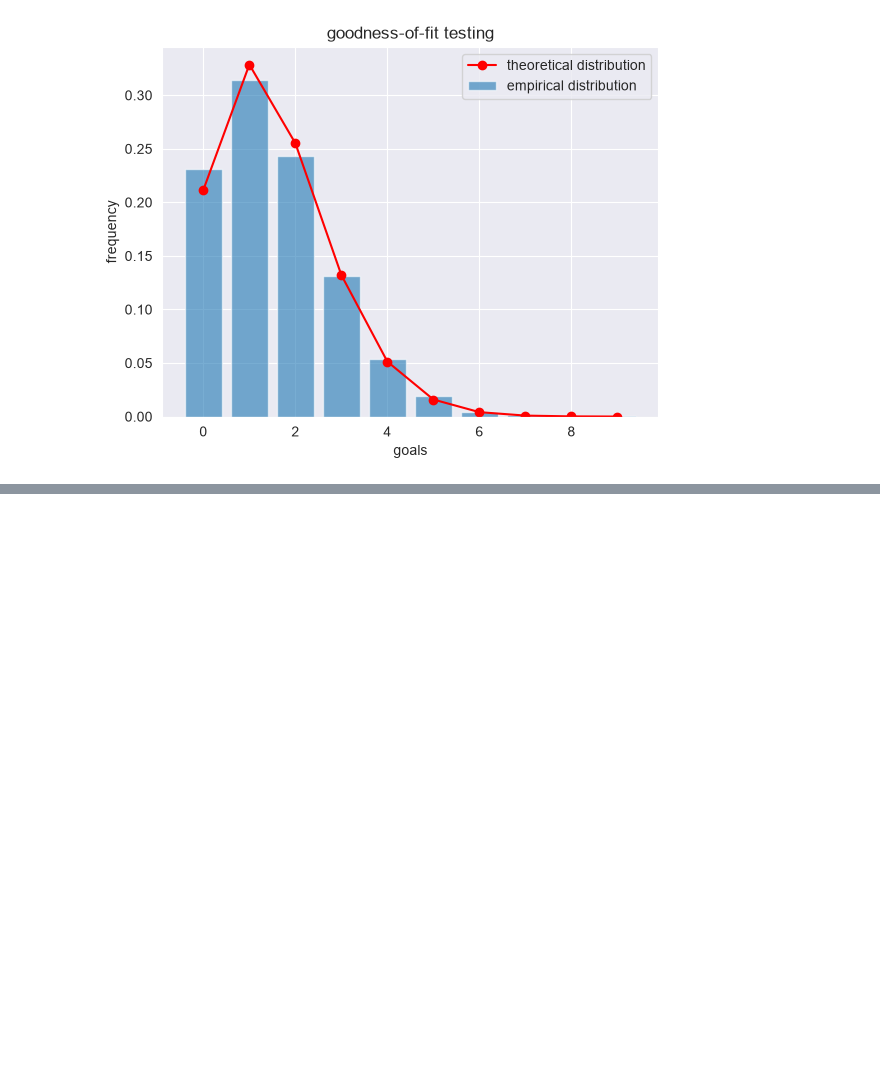
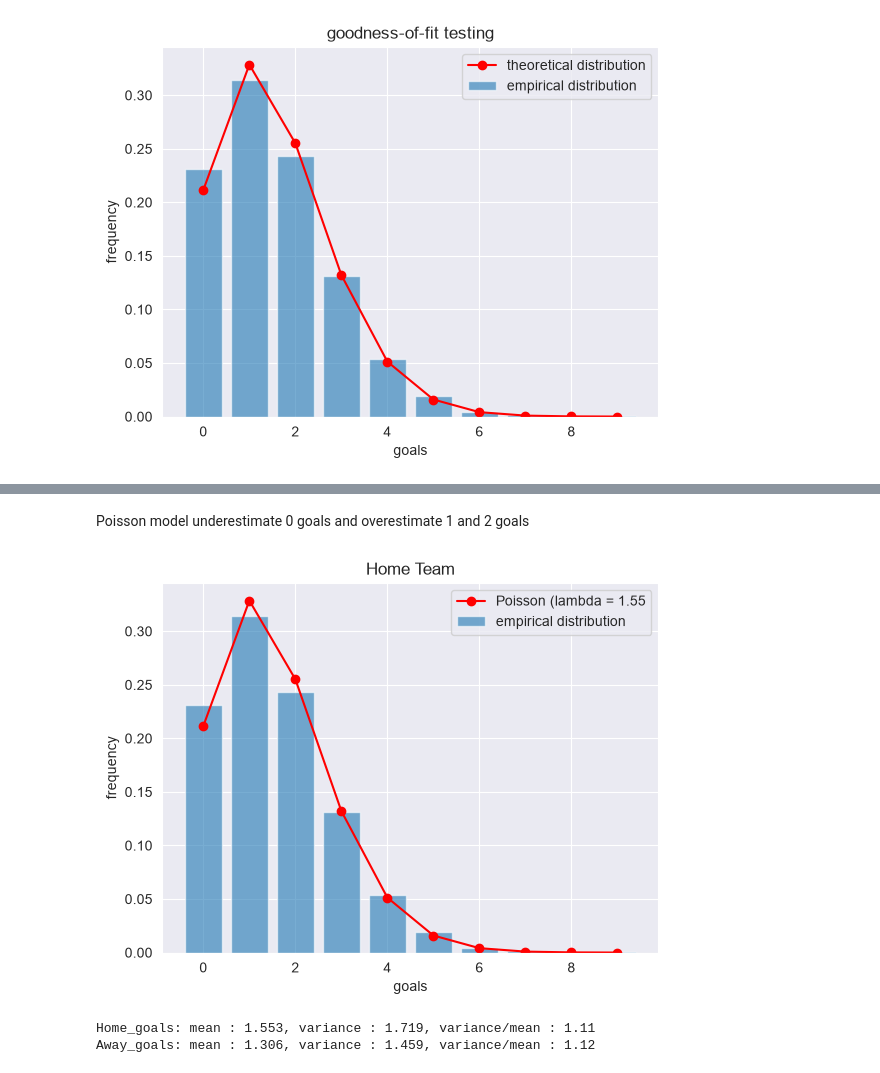
Before and after one commit to Przemsky403290/football_poisson_model___, a Jupyter notebook: notebooks/02_exploration.ipynb, the cells around one changed output, grey strips where cells are left out. Cells and saved outputs as stored; diff of their text form; code cells hidden in the pictures; blank space fills up the shorter version.

```diff
--- a/notebooks/02_exploration.ipynb
+++ b/notebooks/02_exploration.ipynb
@@ -200,0 +217,14 @@ def plot_poisson_fit(goals, title):
+# %% [markdown]
+Poisson model underestimate 0 goals and overestimate 1 and 2 goals
+# %%
+plot_poisson_fit(all_matches["Home_goals"], "Home Team", max_goals)
+# %% [output]
+[figure, added]
+# %%
+for team in ["Home_goals", "Away_goals"]:
+    mean = all_matches[team].mean()
+    var = all_matches[team].var()
+    print(f"{team}: mean : {mean:.3f}, variance : {var:.3f}, variance/mean : {var/mean:.2f}")
+# %% [output]
+Home_goals: mean : 1.553, variance : 1.719, variance/mean : 1.11
+Away_goals: mean : 1.306, variance : 1.459, variance/mean : 1.12
```
Also changed, not shown: parts of 10 cells of this notebook.
